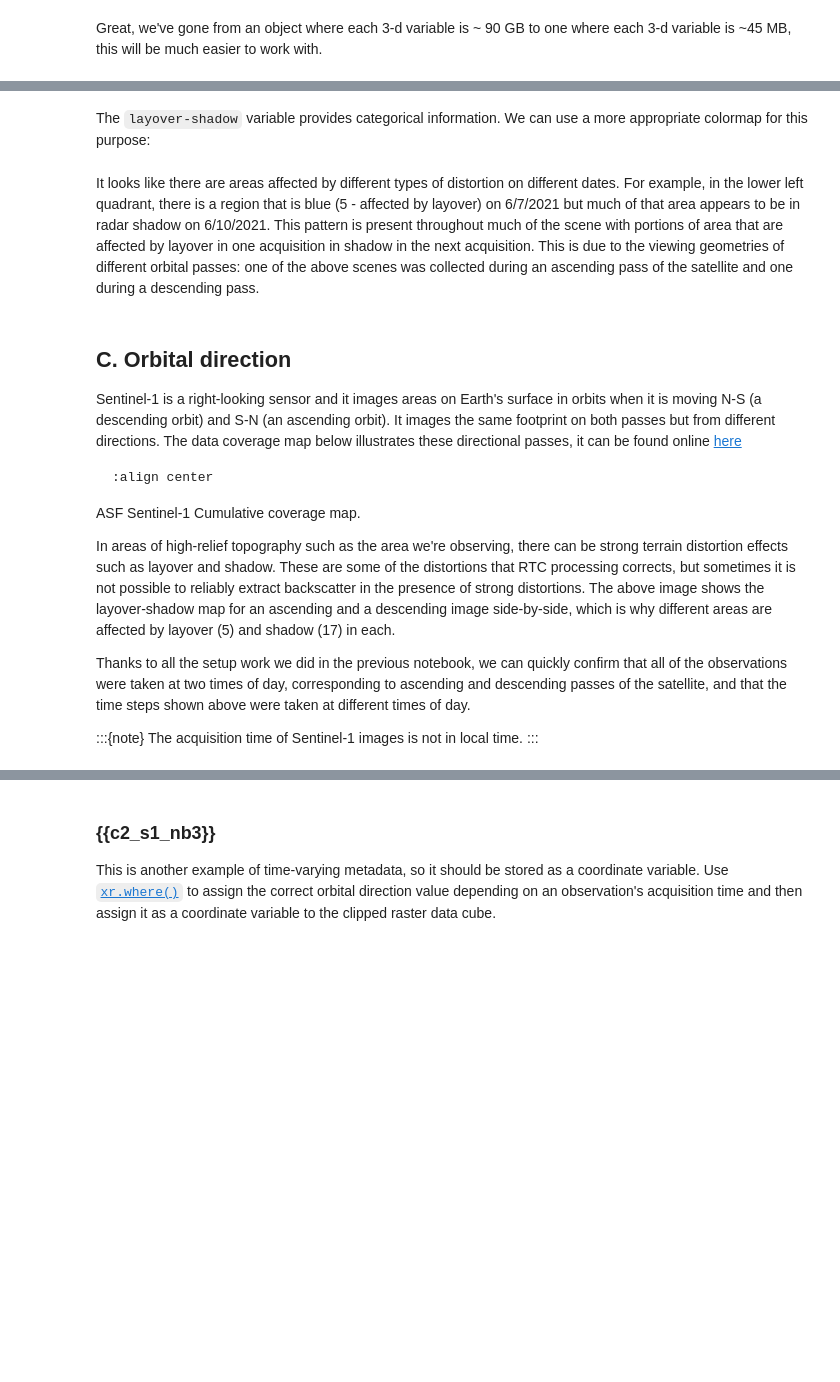
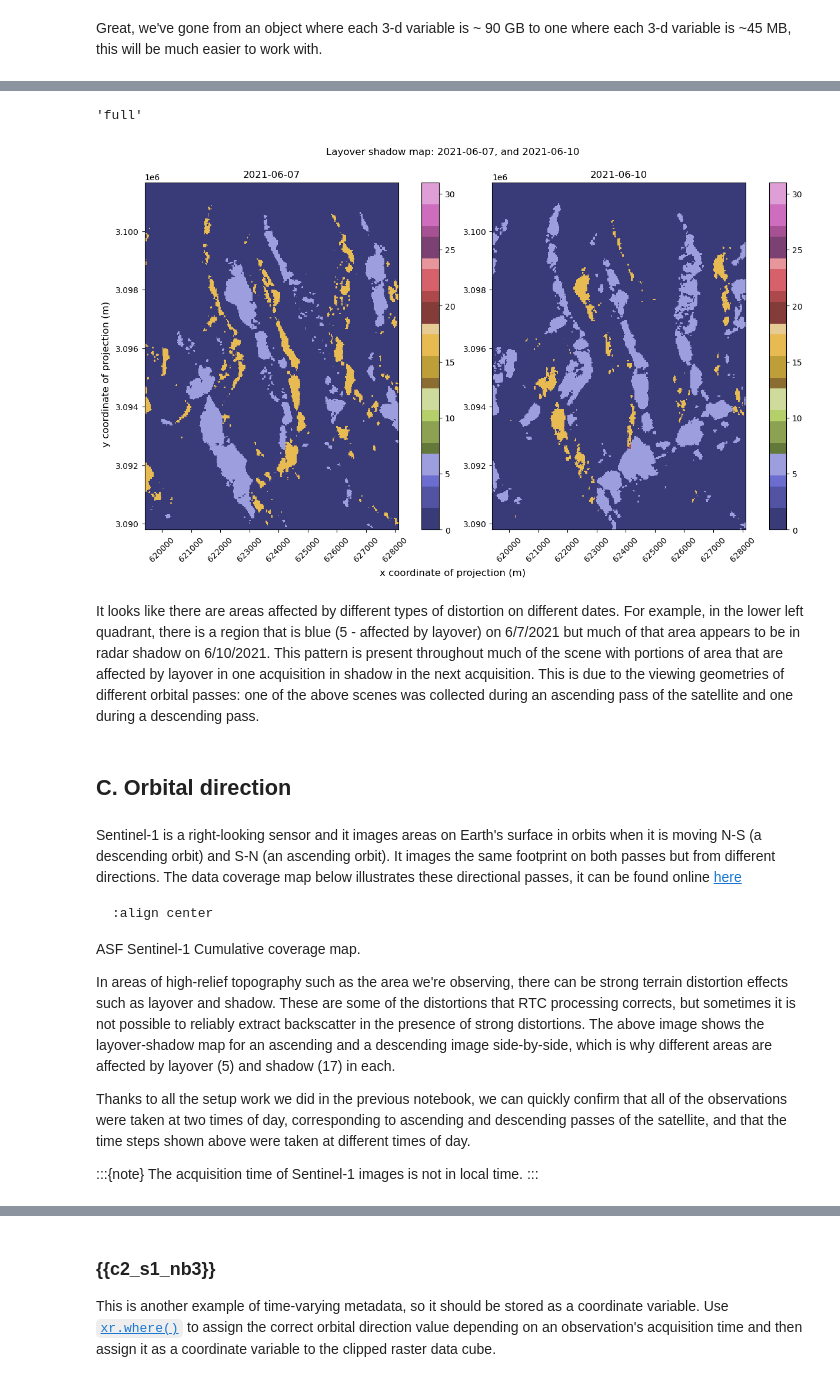
Before and after one commit to e-marshall/tutorials, a Jupyter notebook: book/tutorial2/nbs/3_asf_exploratory_analysis.ipynb, the cells around one changed output, grey strips where cells are left out. Cells and saved outputs as stored; diff of their text form; code cells hidden in the pictures; blank space fills up the shorter version.

````diff
--- a/book/tutorial2/nbs/3_asf_exploratory_analysis.ipynb
+++ b/book/tutorial2/nbs/3_asf_exploratory_analysis.ipynb
@@ -74,8 +90,13 @@ We'll go through the steps shown in [metadata wrangling](2_wrangle_metadata.ipyn
+# %%
+timeseries_type = 'full'
 # %%
-vv_vrt_path = "../data/vrt_files/s1_stackVV.vrt"
-vh_vrt_path = "../data/vrt_files/s1_stackVH.vrt"
-ls_vrt_path = "../data/vrt_files/s1_stackLS.vrt"
+vv_vrt_path = f"../data/{timeseries_type}_timeseries/vrt_files/s1_stack_vv.vrt"
+vh_vrt_path = f"../data/{timeseries_type}_timeseries/vrt_files/s1_stack_vh.vrt"
+ls_vrt_path = f"../data/{timeseries_type}_timeseries/vrt_files/s1_stack_ls_map.vrt"
 # %%
 asf_data_cube = s1_tools.metadata_processor(
-    vv_path=vv_vrt_path, vh_path=vh_vrt_path, ls_path=ls_vrt_path
+    vv_path=vv_vrt_path,
+    vh_path=vh_vrt_path,
+    ls_path=ls_vrt_path,
+    timeseries_type = timeseries_type
 )
@@ -184,2 +319,0 @@ plot_timestep(clipped_cube, 11)
-# %% [markdown]
-The `layover-shadow` variable provides categorical information. We can use a more appropriate colormap for this purpose:
@@ -193,8 +320,51 @@ clipped_cube.isel(acq_date=11).ls.plot(ax=axs[1], vmax=22, vmin=1, cmap=cat_cmap
+# %%
+timeseries_type
+# %% [output]
+'full'
+# %%
+cat_cmap = plt.get_cmap('tab20b', lut=32)
+time_step1 = 10
+time_step2 = 11
+
+if timeseries_type == 'subset':
+    time_step1 = 1
+    time_step2 = 3
+
+fig, axs = plt.subplots(ncols=2, figsize=(12,7), layout='constrained')
+
+clipped_cube.isel(acq_date=time_step1).ls.plot(ax=axs[0],
+                                       cmap=cat_cmap,
+                                       cbar_kwargs=({'label':None}),
+                                       vmin=0, vmax=31)
+
+clipped_cube.isel(acq_date=time_step2).ls.plot(ax=axs[1],
+                                       cmap=cat_cmap,
+                                       cbar_kwargs=({'label':None}),
+                                       vmin=0, vmax=31)
+
+date1 = str(clipped_cube.isel(acq_date=time_step1).acq_date.data)[:-19]
+date2 = str(clipped_cube.isel(acq_date=time_step2).acq_date.data)[:-19]
+
+fig.suptitle(
+    f"Layover shadow map: {date1}, and {date2}",
+    y=1.05
+)
+for i in range(len(axs)):
+    axs[i].set_xlabel(None)
+    axs[i].set_ylabel(None)
+    axs[i].tick_params(axis='x', labelrotation=45);
+
+axs[0].set_title(date1)
+axs[1].set_title(date2)
+fig.supylabel('y coordinate of projection (m)')
+fig.supxlabel('x coordinate of projection (m)');
+# %% [output]
+[figure, added]
 # %% [markdown]
 It looks like there are areas affected by different types of distortion on different dates. For example, in the lower left quadrant, there is a region that is blue (5 - affected by layover) on 6/7/2021 but much of that area appears to be in radar shadow on 6/10/2021. This pattern is present throughout much of the scene with portions of area that are affected by layover in one acquisition in shadow in the next acquisition. This is due to the viewing geometries of different orbital passes: one of the above scenes  was collected during an ascending pass of the satellite and one during a descending pass.
+# %% [markdown]
+## C. Orbital direction
 # %% [markdown]
-## C. Orbital direction
-
 Sentinel-1 is a right-looking sensor and it images areas on Earth's surface in orbits when it is moving N-S (a descending orbit) and S-N (an ascending orbit). It images the same footprint on both passes but from different directions. The data coverage map below illustrates these directional passes, it can be found online [here](https://asf.alaska.edu/daac/sentinel-1-acquisition-maps/)
 
 ```{image} ../imgs/slc_coverage_asf.png
````
Also changed, not shown: parts of 92 cells of this notebook, 30 other files.
